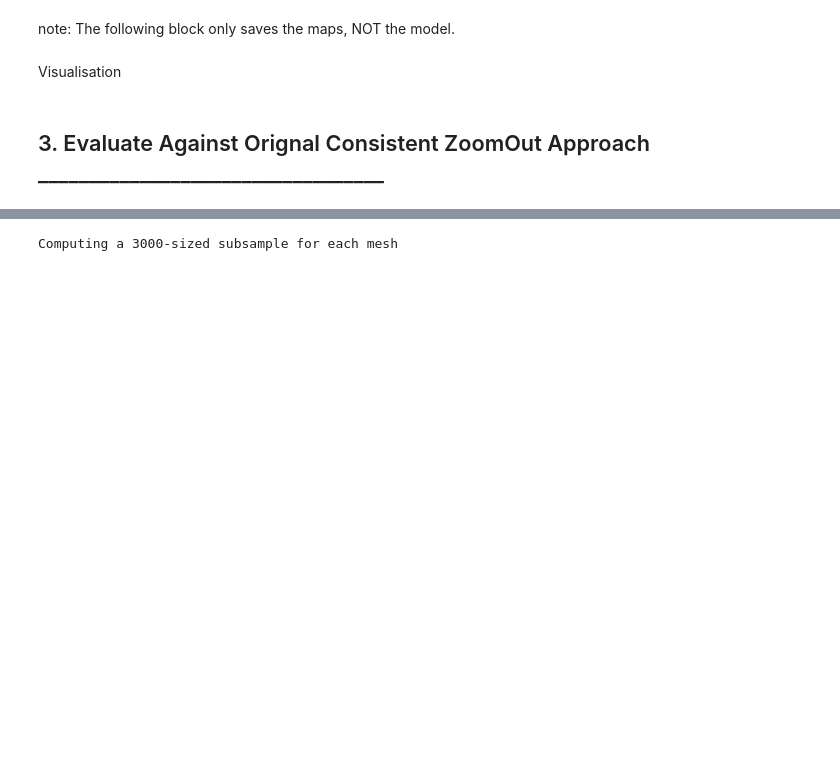
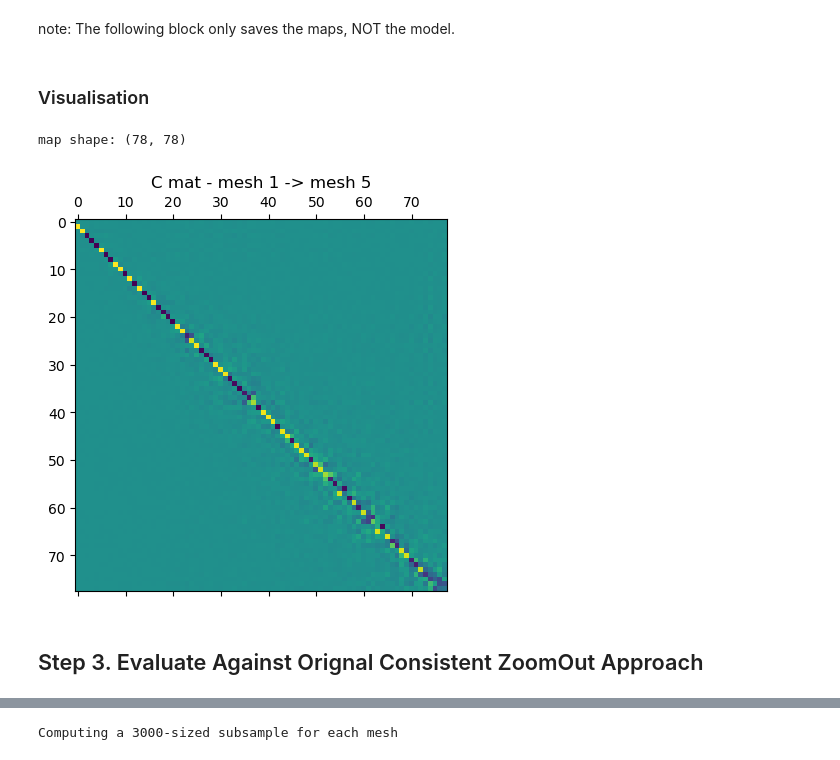
Before and after one commit to Arma1500/capstone2025, a Jupyter notebook: main.ipynb, the cells around one changed output, grey strips where cells are left out. Saved outputs shown, nothing was run; the diff lists cells and outputs as text; code cells hidden in the pictures; blank space fills up the shorter version.

```diff
--- a/main.ipynb
+++ b/main.ipynb
@@ -217,15 +259,19 @@ with open("refined_maps.pkl", "wb") as f:
 # %% [markdown]
-Visualisation
+### Visualisation
 # %%
 ind_1 = 0
 ind_2 = 4
 
 new_maps_dict = fmn_model_new.maps
+new_map = new_maps_dict[(ind_1, ind_2)]
 mesh1, mesh2 = mesh_list[ind_1], mesh_list[ind_2]
 
-fm_display(ind_1, ind_2, mesh1, mesh2, initial_map, mesh_display=True)
+fm_display(ind_1, ind_2, mesh1, mesh2, new_map, mesh_display=True, other_view=True)
+# %% [output]
+map shape: (78, 78)
+[figure, added]
 # %% [markdown]
-## 3. Evaluate Against Orignal Consistent ZoomOut Approach __________________________________
+## Step 3. Evaluate Against Orignal Consistent ZoomOut Approach
 # %%
 from pyFM.FMN import FMN
 fmn_model_old = FMN(mesh_list, initial_maps_dict.copy())
```
Also changed, not shown: parts of 19 cells of this notebook, 59 other files.
